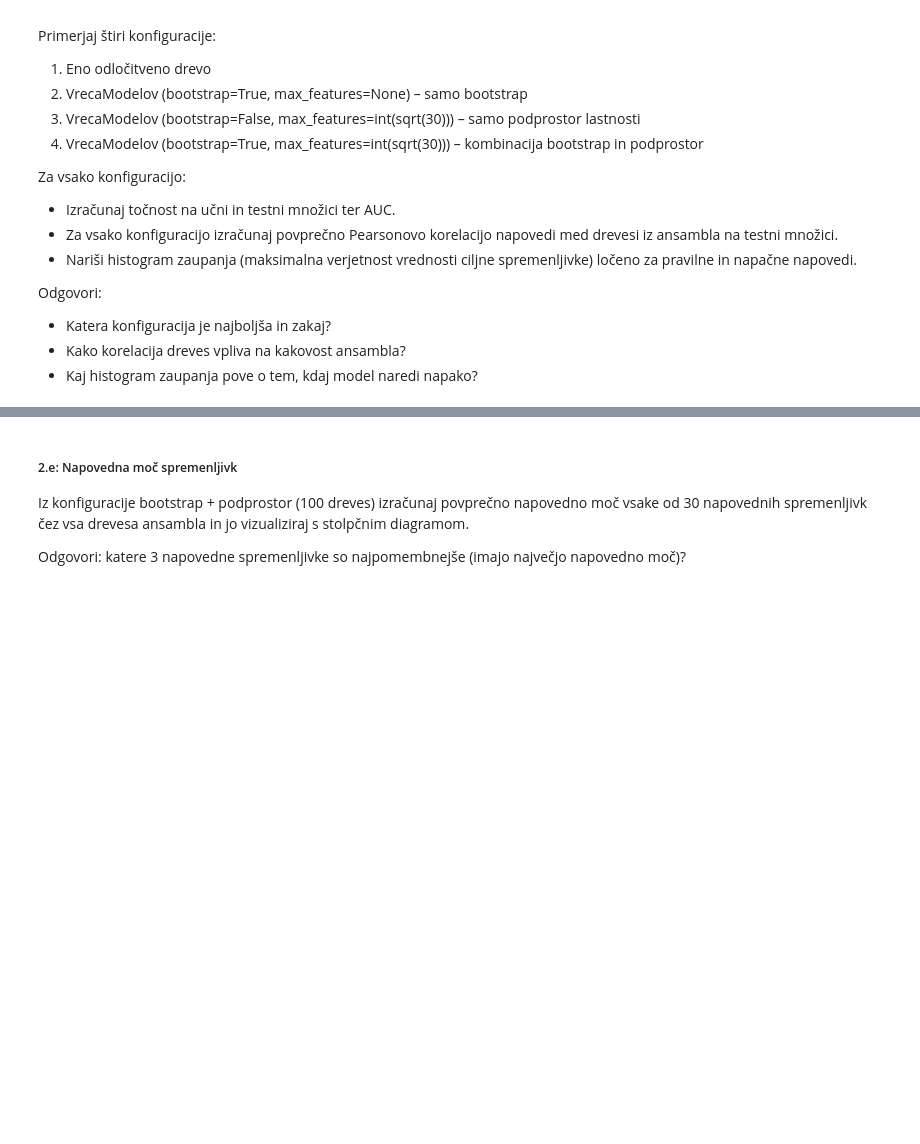
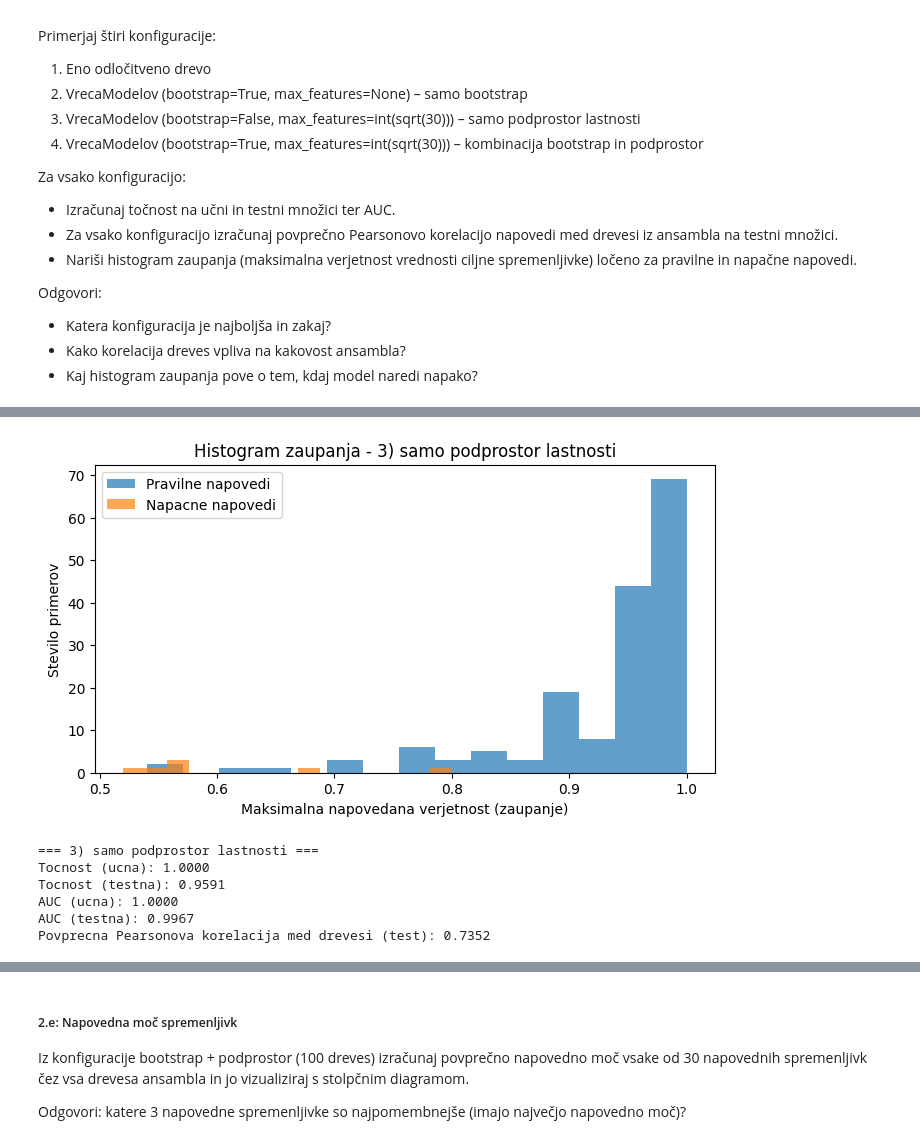
Before and after one commit to EnejBrus/ITAP, a Jupyter notebook: DN2/dn2.ipynb, the cells around one changed output, grey strips where cells are left out. Saved outputs shown, nothing was run; the diff lists cells and outputs as text; code cells hidden in the pictures; blank space fills up the shorter version.

```diff
--- a/DN2/dn2.ipynb
+++ b/DN2/dn2.ipynb
@@ -212,0 +369,18 @@ n_feat_sqrt = int(np.sqrt(X_bc.shape[1]))  # sqrt(30) ≈ 5
+# %%
+# Konfiguracija 3: VrecaModelov (bootstrap=False, max_features=int(sqrt(30)))
+np.random.seed(42)
+model_cfg3 = VrecaModelov(
+    n_estimators=50,
+    bootstrap=False,
+    max_features=n_feat_sqrt
+)
+model_cfg3.fit(X_w_train, y_w_train)
+_eval_in_histogram(model_cfg3, "3) samo podprostor lastnosti")
+# %% [output]
+[figure, added]
+=== 3) samo podprostor lastnosti ===
+Tocnost (ucna): 1.0000
+Tocnost (testna): 0.9591
+AUC (ucna): 1.0000
+AUC (testna): 0.9967
+Povprecna Pearsonova korelacija med drevesi (test): 0.7352
```
Also changed, not shown: parts of 9 cells of this notebook.
